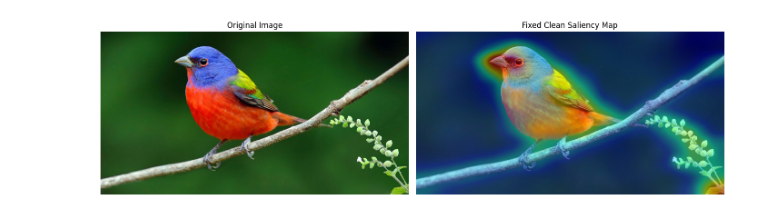
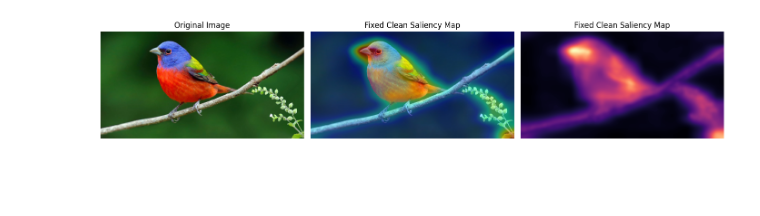
Before and after one commit to SimonMeersschaut/paint-bot, a Jupyter notebook: src/saliency.ipynb, the cells around one changed output. Drawn from its saved outputs; the diff is of its cells as text; code cells hidden in the pictures; blank space fills up the shorter version.

```diff
--- a/src/saliency.ipynb
+++ b/src/saliency.ipynb
@@ -99,4 +3,36 @@ def generate_clean_saliency(image_path):
 # %%
-generate_clean_saliency('../images/bird.jpg')
+import cv2
+import matplotlib.pyplot as plt
+
+image_path = "../images/bird.jpg"
+raw_img = Image.open(image_path).convert("RGB")
+
+blurred_saliency, img_cv = generate_clean_saliency(raw_img)
+
+# Color map generation
+heatmap_color = cv2.applyColorMap(blurred_saliency, cv2.COLORMAP_JET)
+
+# Overlay with original image
+output_img = cv2.addWeighted(img_cv, 0.6, heatmap_color, 0.4, 0)
+output_img = cv2.cvtColor(output_img, cv2.COLOR_BGR2RGB)
+
+# ==========================================
+# 3. DISPLAY RESULTS
+# ==========================================
+fig, axes = plt.subplots(1, 3, figsize=(14, 7))
+axes[0].imshow(raw_img)
+axes[0].set_title("Original Image")
+axes[0].axis("off")
+
+axes[1].imshow(output_img)
+axes[1].set_title("Fixed Clean Saliency Map")
+axes[1].axis("off")
+
+axes[2].imshow(blurred_saliency, cmap="magma")
+axes[2].set_title("Fixed Clean Saliency Map")
+axes[2].axis("off")
+
+plt.tight_layout()
+plt.show()
 # %% [output]
-[figure, old version]
+[figure, new version]
```
Also changed, not shown: parts of 1 cell of this notebook, 11 other files.
